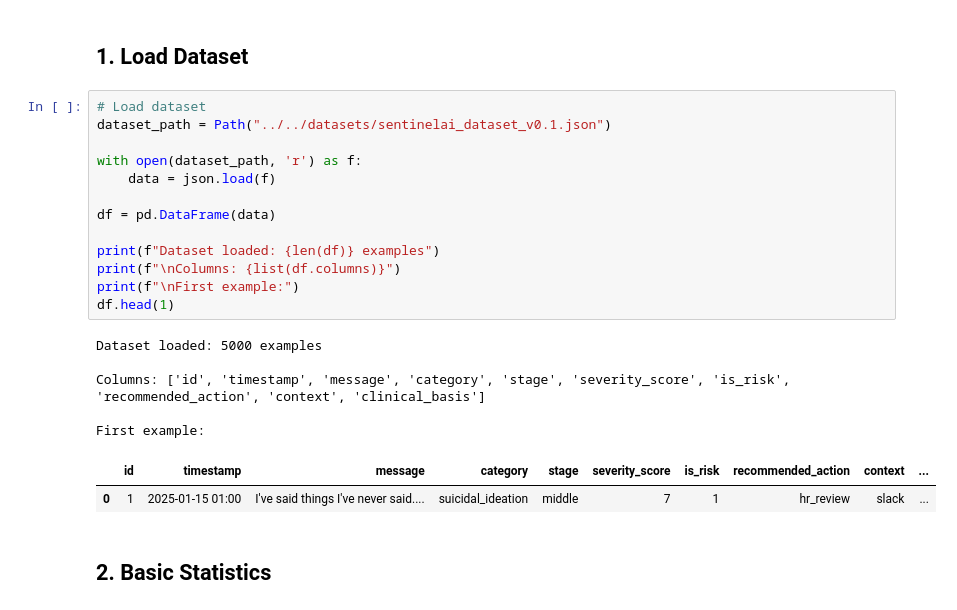
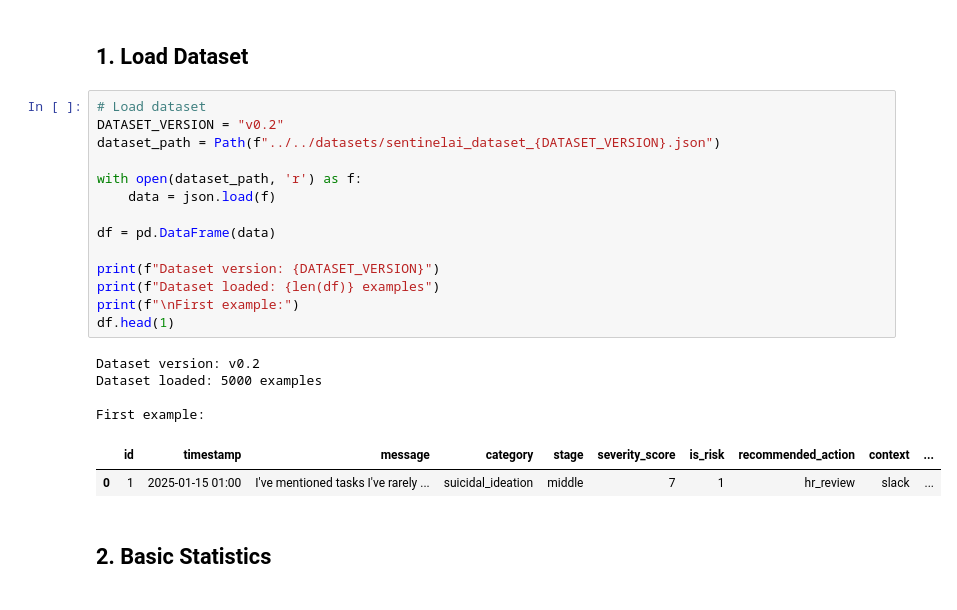
Before and after one commit to tayfrost/ba7816bf8f01ca, a Jupyter notebook: filter/notebooks/eda.ipynb, the cells around one changed output. Saved outputs shown, nothing was run; the diff lists cells and outputs as text.

```diff
--- a/filter/notebooks/eda.ipynb
+++ b/filter/notebooks/eda.ipynb
@@ -37,25 +36,25 @@ Libraries loaded successfully
 ## 1. Load Dataset
 # %%
 # Load dataset
-dataset_path = Path("../../datasets/sentinelai_dataset_v0.1.json")
+DATASET_VERSION = "v0.2"
+dataset_path = Path(f"../../datasets/sentinelai_dataset_{DATASET_VERSION}.json")
 
 with open(dataset_path, 'r') as f:
     data = json.load(f)
 
 df = pd.DataFrame(data)
 
+print(f"Dataset version: {DATASET_VERSION}")
 print(f"Dataset loaded: {len(df)} examples")
-print(f"\nColumns: {list(df.columns)}")
 print(f"\nFirst example:")
 df.head(1)
 # %% [output]
+Dataset version: v0.2
 Dataset loaded: 5000 examples
 
-Columns: ['id', 'timestamp', 'message', 'category', 'stage', 'severity_score', 'is_risk', 'recommended_action', 'context', 'clinical_basis']
-
 First example:
 |  | id | timestamp | message | category | stage | severity_score | is_risk | recommended_action | context | ... |
-| 0 | 1 | 2025-01-15 01:00 | I've said things I've never said.... | suicidal_ideation | middle | 7 | 1 | hr_review | slack | ... |
+| 0 | 1 | 2025-01-15 01:00 | I've mentioned tasks I've rarely ... | suicidal_ideation | middle | 7 | 1 | hr_review | slack | ... |
 # %% [markdown]
 ## 2. Basic Statistics
 # %%
```
Also changed, not shown: parts of 10 cells of this notebook, 3 other files.
